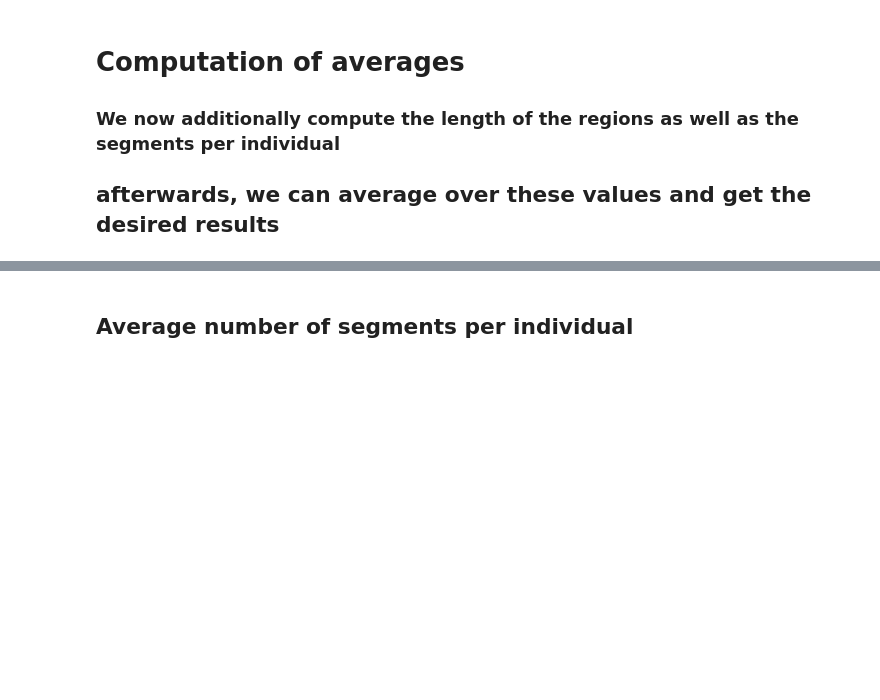
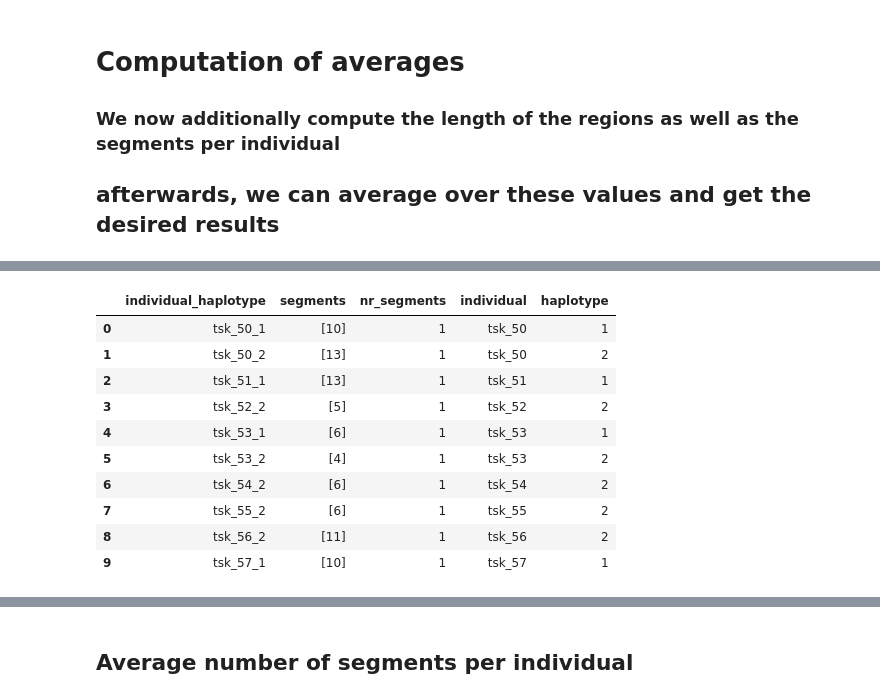
Before and after one commit to jalhackl/SPrime-mapping, a Jupyter notebook: sprime_mapping_example.ipynb, the cells around one changed output, grey strips where cells are left out. Saved outputs shown, nothing was run; the diff lists cells and outputs as text; code cells hidden in the pictures; blank space fills up the shorter version.

```diff
--- a/sprime_mapping_example.ipynb
+++ b/sprime_mapping_example.ipynb
@@ -109,2 +149,17 @@ res_wo_filtering = compute_sprime_info(df)
+# %%
+#segments per individual/haplotype
+res_frac100["segments_per_ind"]
+# %% [output]
+|  | individual_haplotype | segments | nr_segments | individual | haplotype |
+| 0 | tsk_50_1 | [10] | 1 | tsk_50 | 1 |
+| 1 | tsk_50_2 | [13] | 1 | tsk_50 | 2 |
+| 2 | tsk_51_1 | [13] | 1 | tsk_51 | 1 |
+| 3 | tsk_52_2 | [5] | 1 | tsk_52 | 2 |
+| 4 | tsk_53_1 | [6] | 1 | tsk_53 | 1 |
+| 5 | tsk_53_2 | [4] | 1 | tsk_53 | 2 |
+| 6 | tsk_54_2 | [6] | 1 | tsk_54 | 2 |
+| 7 | tsk_55_2 | [6] | 1 | tsk_55 | 2 |
+| 8 | tsk_56_2 | [11] | 1 | tsk_56 | 2 |
+| 9 | tsk_57_1 | [10] | 1 | tsk_57 | 1 |
 # %%
 # the df now also has interval length
```
Also changed, not shown: parts of 52 cells of this notebook, 3 other files.
